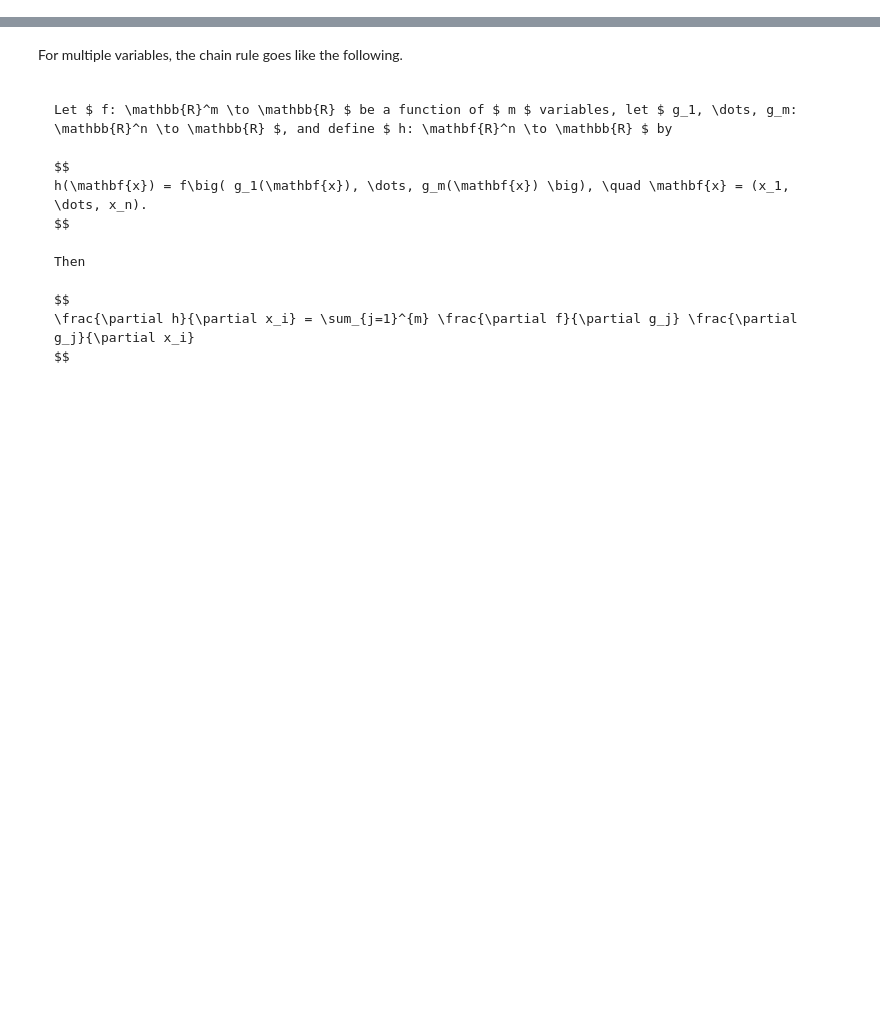
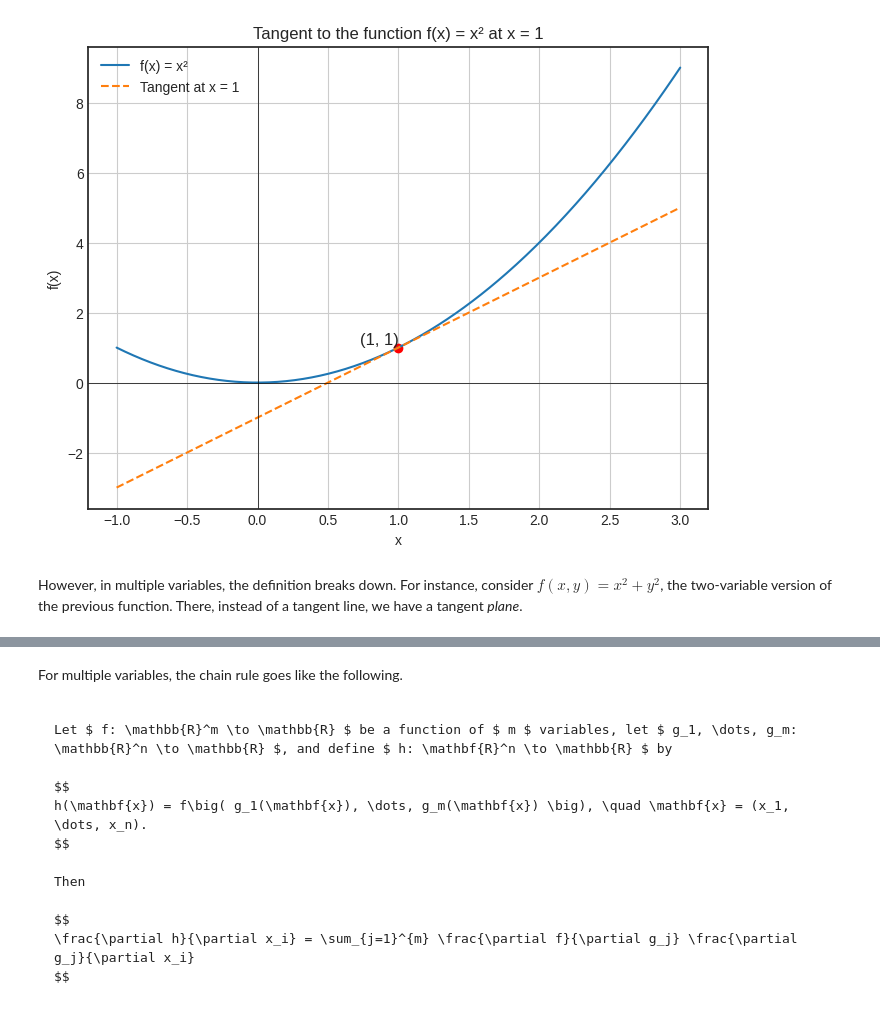
Before and after one commit to cosmic-cortex/mlfz, a Jupyter notebook: docs/02-computational-graphs/backward-pass-theory.ipynb, the cells around one changed output, grey strips where cells are left out. Saved outputs shown, nothing was run; the diff lists cells and outputs as text; code cells hidden in the pictures; blank space fills up the shorter version.

```diff
--- a/docs/02-computational-graphs/backward-pass-theory.ipynb
+++ b/docs/02-computational-graphs/backward-pass-theory.ipynb
@@ -23,0 +47,40 @@ but how was that obtained? By the *chain rule*, one of the most important result
+# %%
+def f(x):
+    return x**2
+
+def df(x):
+    return 2*x
+# %%
+import numpy as np
+import matplotlib.pyplot as plt
+
+
+def tangent_line(x, x_0):
+    return df(x_0) * (x - x_0) + f(x_0)
+
+x_0 = 1
+y_0 = f(x_0)
+slope = df(x_0)
+
+x_vals = np.linspace(-1, 3, 400)
+y_vals = f(x_vals)
+tangent_vals = tangent_line(x_vals, x_0)
+
+with plt.style.context("seaborn-v0_8-white"):
+    plt.figure(figsize=(8, 6))
+    plt.plot(x_vals, y_vals, label='f(x) = x²')
+    plt.plot(x_vals, tangent_vals, '--', label=f'Tangent at x = {x_0}')
+    plt.scatter([x_0], [y_0], color='red')
+    plt.text(x_0, y_0, f'({x_0}, {y_0})', fontsize=12, verticalalignment='bottom', horizontalalignment='right')
+    plt.axhline(0, color='black',linewidth=0.5)
+    plt.axvline(0, color='black',linewidth=0.5)
+    plt.title('Tangent to the function f(x) = x² at x = 1')
+    plt.xlabel('x')
+    plt.ylabel('f(x)')
+    plt.legend()
+    plt.grid(True)
+    plt.show()
+# %% [output]
+[figure, added]
+# %% [markdown]
+However, in multiple variables, the definition breaks down. For instance, consider $ f(x, y) = x^2 + y^2 $, the two-variable version of the previous function. There, instead of a tangent line, we have a tangent *plane*.
```
Also changed, not shown: parts of 35 cells of this notebook, 4 other files.
